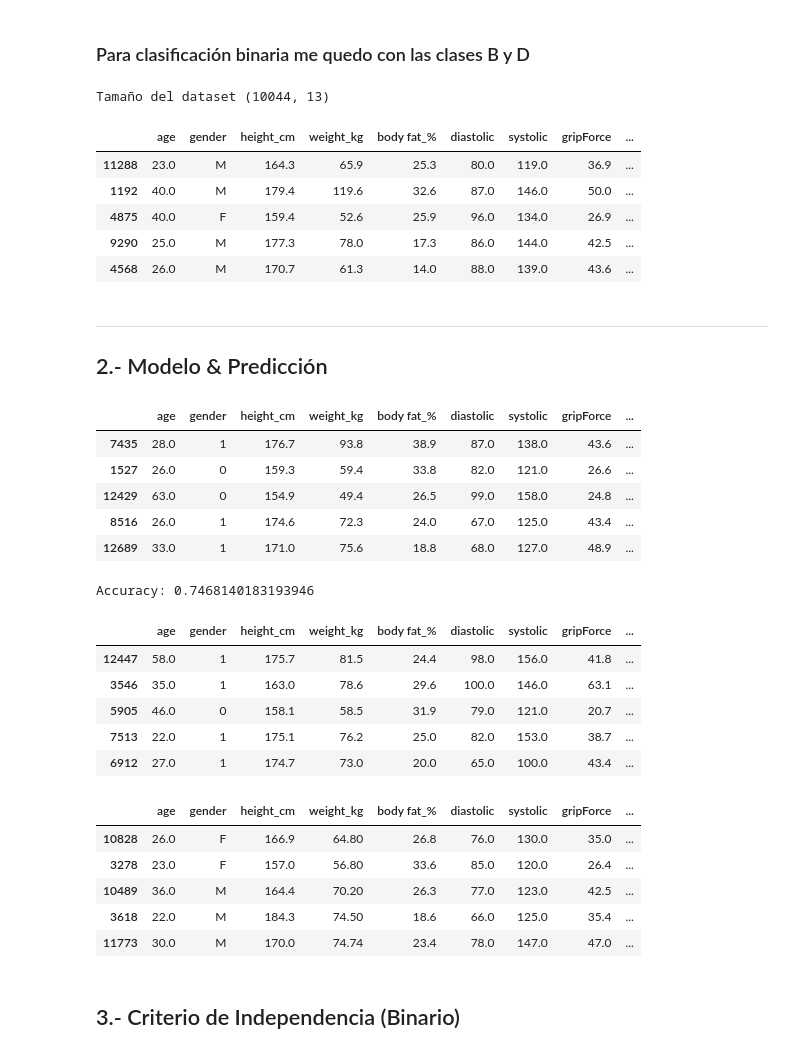
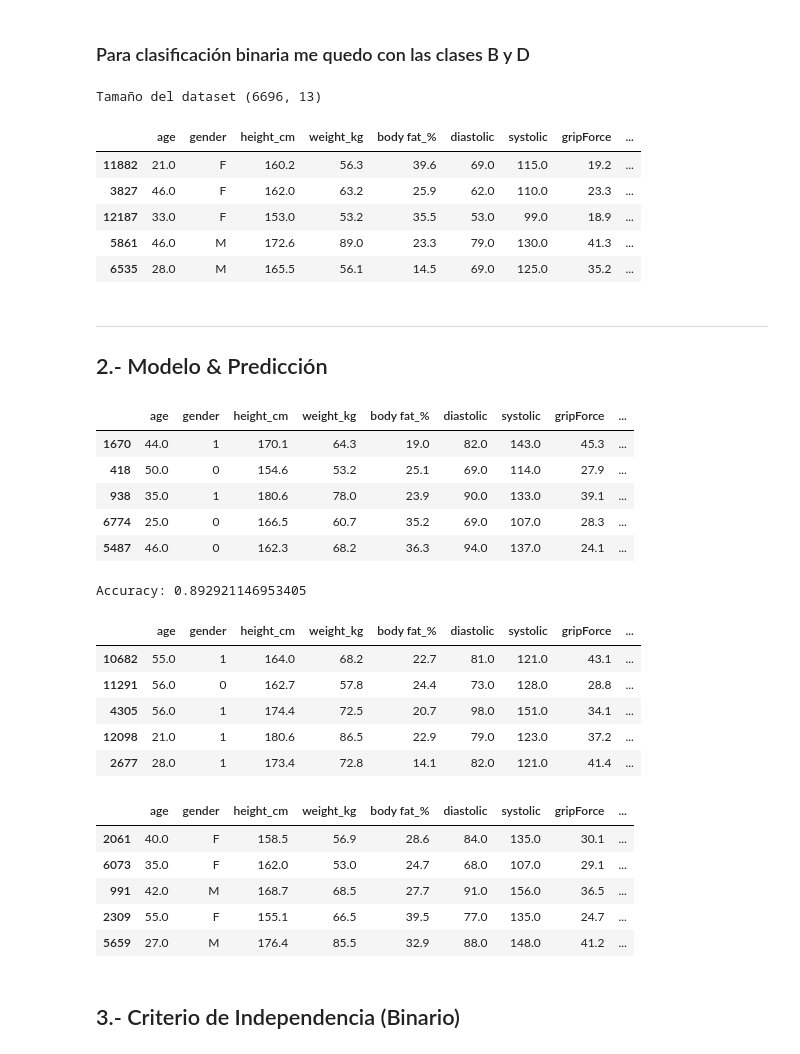
Before and after one commit to Telefonica/XAIoGraphs, a Jupyter notebook: notebooks/Ricardo/pruebas_fairness.ipynb, the cells around one changed output. Saved outputs shown, nothing was run; the diff lists cells and outputs as text; code cells hidden in the pictures.

```diff
--- a/notebooks/Ricardo/pruebas_fairness.ipynb
+++ b/notebooks/Ricardo/pruebas_fairness.ipynb
@@ -488,17 +528,18 @@ is deprecated and will be removed in a future version
 # %% [markdown]
 ### Para clasificación binaria me quedo con las clases B y D
 # %%
-df = df[df['class'].isin(['B', 'D', 'A'])].rename({'class': 'y_true'}, axis=1)
+df = df[df['class'].isin(['B', 'D'])].rename({'class': 'y_true'}, axis=1)
+# df = df[df['class'].isin(['A', 'B', 'C' , 'D'])].rename({'class': 'y_true'}, axis=1)
 print('Tamaño del dataset {}'.format(df.shape))
 df.sample(5)
 # %% [output]
-Tamaño del dataset (10044, 13)
+Tamaño del dataset (6696, 13)
 |  | age | gender | height_cm | weight_kg | body fat_% | diastolic | systolic | gripForce | ... |
-| 11288 | 23.0 | M | 164.3 | 65.9 | 25.3 | 80.0 | 119.0 | 36.9 | ... |
-| 1192 | 40.0 | M | 179.4 | 119.6 | 32.6 | 87.0 | 146.0 | 50.0 | ... |
-| 4875 | 40.0 | F | 159.4 | 52.6 | 25.9 | 96.0 | 134.0 | 26.9 | ... |
-| 9290 | 25.0 | M | 177.3 | 78.0 | 17.3 | 86.0 | 144.0 | 42.5 | ... |
-| 4568 | 26.0 | M | 170.7 | 61.3 | 14.0 | 88.0 | 139.0 | 43.6 | ... |
+| 11882 | 21.0 | F | 160.2 | 56.3 | 39.6 | 69.0 | 115.0 | 19.2 | ... |
+| 3827 | 46.0 | F | 162.0 | 63.2 | 25.9 | 62.0 | 110.0 | 23.3 | ... |
+| 12187 | 33.0 | F | 153.0 | 53.2 | 35.5 | 53.0 | 99.0 | 18.9 | ... |
+| 5861 | 46.0 | M | 172.6 | 89.0 | 23.3 | 79.0 | 130.0 | 41.3 | ... |
+| 6535 | 28.0 | M | 165.5 | 56.1 | 14.5 | 69.0 | 125.0 | 35.2 | ... |
 # %% [markdown]
 <hr>
 
@@ -514,11 +555,11 @@ df['y_true'] = lb_y.fit_transform(df['y_true'])
 df.sample(5)
 # %% [output]
 |  | age | gender | height_cm | weight_kg | body fat_% | diastolic | systolic | gripForce | ... |
-| 7435 | 28.0 | 1 | 176.7 | 93.8 | 38.9 | 87.0 | 138.0 | 43.6 | ... |
-| 1527 | 26.0 | 0 | 159.3 | 59.4 | 33.8 | 82.0 | 121.0 | 26.6 | ... |
-| 12429 | 63.0 | 0 | 154.9 | 49.4 | 26.5 | 99.0 | 158.0 | 24.8 | ... |
-| 8516 | 26.0 | 1 | 174.6 | 72.3 | 24.0 | 67.0 | 125.0 | 43.4 | ... |
-| 12689 | 33.0 | 1 | 171.0 | 75.6 | 18.8 | 68.0 | 127.0 | 48.9 | ... |
+| 1670 | 44.0 | 1 | 170.1 | 64.3 | 19.0 | 82.0 | 143.0 | 45.3 | ... |
+| 418 | 50.0 | 0 | 154.6 | 53.2 | 25.1 | 69.0 | 114.0 | 27.9 | ... |
+| 938 | 35.0 | 1 | 180.6 | 78.0 | 23.9 | 90.0 | 133.0 | 39.1 | ... |
+| 6774 | 25.0 | 0 | 166.5 | 60.7 | 35.2 | 69.0 | 107.0 | 28.3 | ... |
+| 5487 | 46.0 | 0 | 162.3 | 68.2 | 36.3 | 94.0 | 137.0 | 24.1 | ... |
 # %%
 from sklearn.linear_model import LogisticRegression
 
@@ -527,18 +568,18 @@ model = LogisticRegression()
 model.fit(df[df.columns[:-2]], df[df.columns[-2]])
 print('Accuracy: {}'.format(model.score(df[df.columns[:-2]], df[df.columns[-2]])))
 # %% [output]
-Accuracy: 0.7468140183193946
+Accuracy: 0.892921146953405
 # %%
 # Calculamos las predicciones
 df['y_predict'] = model.predict(df[df.columns[:-2]])
 df.sample(5)
 # %% [output]
 |  | age | gender | height_cm | weight_kg | body fat_% | diastolic | systolic | gripForce | ... |
-| 12447 | 58.0 | 1 | 175.7 | 81.5 | 24.4 | 98.0 | 156.0 | 41.8 | ... |
-| 3546 | 35.0 | 1 | 163.0 | 78.6 | 29.6 | 100.0 | 146.0 | 63.1 | ... |
-| 5905 | 46.0 | 0 | 158.1 | 58.5 | 31.9 | 79.0 | 121.0 | 20.7 | ... |
-| 7513 | 22.0 | 1 | 175.1 | 76.2 | 25.0 | 82.0 | 153.0 | 38.7 | ... |
-| 6912 | 27.0 | 1 | 174.7 | 73.0 | 20.0 | 65.0 | 100.0 | 43.4 | ... |
+| 10682 | 55.0 | 1 | 164.0 | 68.2 | 22.7 | 81.0 | 121.0 | 43.1 | ... |
+| 11291 | 56.0 | 0 | 162.7 | 57.8 | 24.4 | 73.0 | 128.0 | 28.8 | ... |
+| 4305 | 56.0 | 1 | 174.4 | 72.5 | 20.7 | 98.0 | 151.0 | 34.1 | ... |
+| 12098 | 21.0 | 1 | 180.6 | 86.5 | 22.9 | 79.0 | 123.0 | 37.2 | ... |
+| 2677 | 28.0 | 1 | 173.4 | 72.8 | 14.1 | 82.0 | 121.0 | 41.4 | ... |
 # %%
 # Deshacemos en LabelEncoder de la variable género, target y predicción
 df['gender'] = lb_gen.inverse_transform(df['gender'])
@@ -547,11 +588,11 @@ df['y_predict'] = lb_y.inverse_transform(df['y_predict'])
 df.sample(5)
 # %% [output]
 |  | age | gender | height_cm | weight_kg | body fat_% | diastolic | systolic | gripForce | ... |
-| 10828 | 26.0 | F | 166.9 | 64.80 | 26.8 | 76.0 | 130.0 | 35.0 | ... |
-| 3278 | 23.0 | F | 157.0 | 56.80 | 33.6 | 85.0 | 120.0 | 26.4 | ... |
-| 10489 | 36.0 | M | 164.4 | 70.20 | 26.3 | 77.0 | 123.0 | 42.5 | ... |
-| 3618 | 22.0 | M | 184.3 | 74.50 | 18.6 | 66.0 | 125.0 | 35.4 | ... |
-| 11773 | 30.0 | M | 170.0 | 74.74 | 23.4 | 78.0 | 147.0 | 47.0 | ... |
+| 2061 | 40.0 | F | 158.5 | 56.9 | 28.6 | 84.0 | 135.0 | 30.1 | ... |
+| 6073 | 35.0 | F | 162.0 | 53.0 | 24.7 | 68.0 | 107.0 | 29.1 | ... |
+| 991 | 42.0 | M | 168.7 | 68.5 | 27.7 | 91.0 | 156.0 | 36.5 | ... |
+| 2309 | 55.0 | F | 155.1 | 66.5 | 39.5 | 77.0 | 135.0 | 24.7 | ... |
+| 5659 | 27.0 | M | 176.4 | 85.5 | 32.9 | 88.0 | 148.0 | 41.2 | ... |
 # %% [markdown]
 ## 3.- Criterio de Independencia (Binario)
 # %%
```
Also changed, not shown: parts of 5 cells of this notebook.
